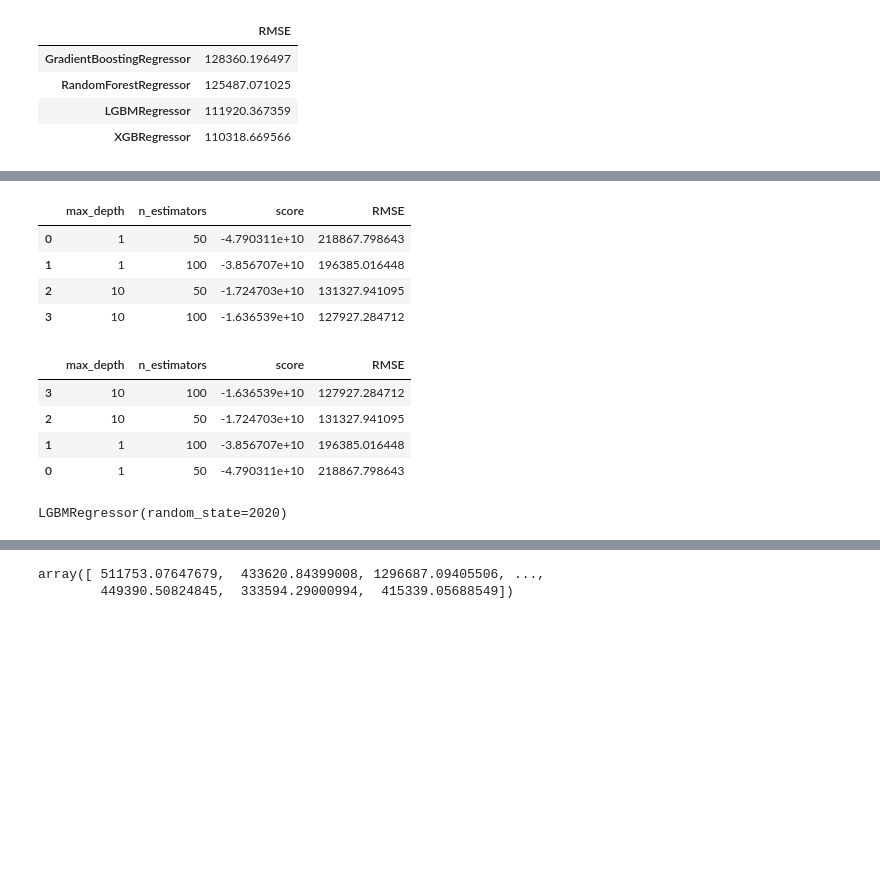
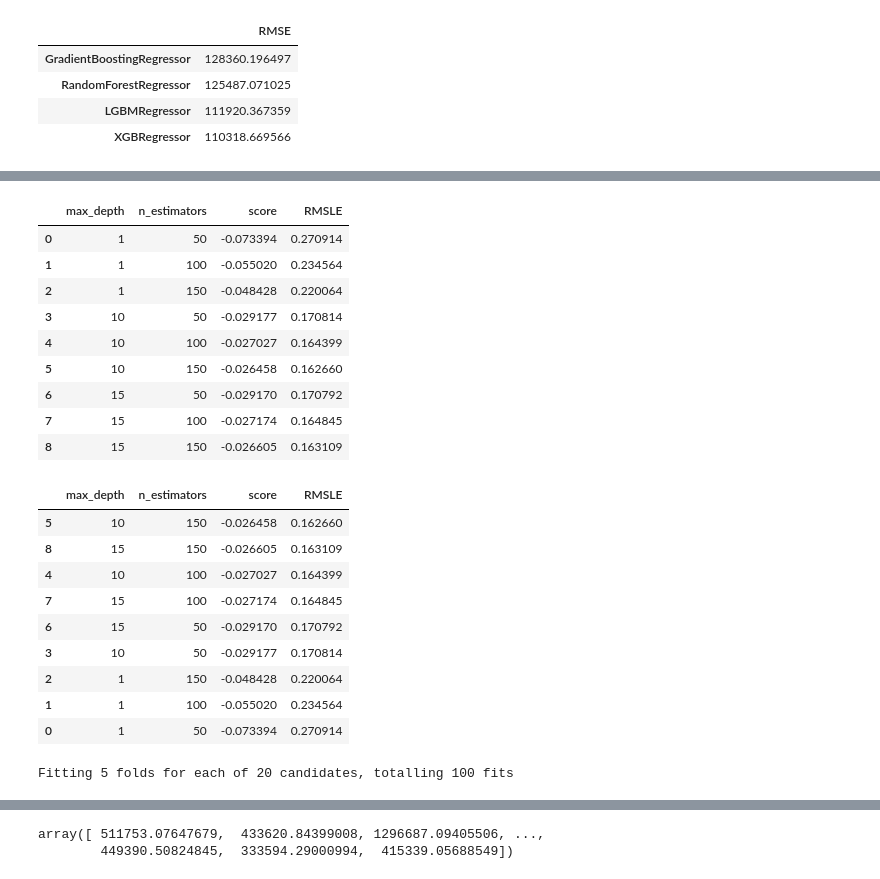
Before and after one commit to SunCreation/aiffel, a Jupyter notebook: Working/kaggle/kaggle_kakr_housing/[EX-06].ipynb, the cells around one changed output, grey strips where cells are left out. Saved outputs shown, nothing was run; the diff lists cells and outputs as text; code cells hidden in the pictures; blank space fills up the shorter version.

```diff
--- a/Working/kaggle/kaggle_kakr_housing/[EX-06].ipynb
+++ b/Working/kaggle/kaggle_kakr_housing/[EX-06].ipynb
@@ -478,10 +518,11 @@ param_grid = {
 }
-# %%
-model = LGBMRegressor(random_state=random_state)
+# %%
+
+log_y = np.log1p(y)
 # %%
 grid_model = GridSearchCV(model, param_grid=param_grid, \
                         scoring='neg_mean_squared_error', \
                         cv=5, verbose=1, n_jobs=5)
 
-grid_model.fit(train, y)
+grid_model.fit(train, log_y)
 # %% [output]
@@ -536,24 +589,34 @@ results
 # %%
-results['RMSE'] = np.sqrt(-1 * results['score'])
+results['RMSLE'] = np.sqrt(-1 * results['score'])
 results
 # %% [output]
-|  | max_depth | n_estimators | score | RMSE |
-| 0 | 1 | 50 | -4.790311e+10 | 218867.798643 |
-| 1 | 1 | 100 | -3.856707e+10 | 196385.016448 |
-| 2 | 10 | 50 | -1.724703e+10 | 131327.941095 |
-| 3 | 10 | 100 | -1.636539e+10 | 127927.284712 |
+|  | max_depth | n_estimators | score | RMSLE |
+| 0 | 1 | 50 | -0.073394 | 0.270914 |
+| 1 | 1 | 100 | -0.055020 | 0.234564 |
+| 2 | 1 | 150 | -0.048428 | 0.220064 |
+| 3 | 10 | 50 | -0.029177 | 0.170814 |
+| 4 | 10 | 100 | -0.027027 | 0.164399 |
+| 5 | 10 | 150 | -0.026458 | 0.162660 |
+| 6 | 15 | 50 | -0.029170 | 0.170792 |
+| 7 | 15 | 100 | -0.027174 | 0.164845 |
+| 8 | 15 | 150 | -0.026605 | 0.163109 |
 # %%
 # results = results.rename(columns={'RMSE': 'RMSLE'})
 # results
 
-results = results.sort_values('RMSE')
+results = results.sort_values('RMSLE')
 results
 # %% [output]
-|  | max_depth | n_estimators | score | RMSE |
-| 3 | 10 | 100 | -1.636539e+10 | 127927.284712 |
-| 2 | 10 | 50 | -1.724703e+10 | 131327.941095 |
-| 1 | 1 | 100 | -3.856707e+10 | 196385.016448 |
-| 0 | 1 | 50 | -4.790311e+10 | 218867.798643 |
+|  | max_depth | n_estimators | score | RMSLE |
+| 5 | 10 | 150 | -0.026458 | 0.162660 |
+| 8 | 15 | 150 | -0.026605 | 0.163109 |
+| 4 | 10 | 100 | -0.027027 | 0.164399 |
+| 7 | 15 | 100 | -0.027174 | 0.164845 |
+| 6 | 15 | 50 | -0.029170 | 0.170792 |
+| 3 | 10 | 50 | -0.029177 | 0.170814 |
+| 2 | 1 | 150 | -0.048428 | 0.220064 |
+| 1 | 1 | 100 | -0.055020 | 0.234564 |
+| 0 | 1 | 50 | -0.073394 | 0.270914 |
 # %%
 def my_GridSearch(model, train, y, param_grid, verbose=2, n_jobs=5):
     # GridSearchCV 모델로 초기화
@@ -576,7 +639,22 @@ def my_GridSearch(model, train, y, param_grid, verbose=2, n_jobs=5):
     results = results.sort_values('RMSLE')
 
     return results
-# %%
-model.fit(train, y)
-# %% [output]
-LGBMRegressor(random_state=2020)
+# %%
+# params = {
+#     'n_estimators':[290,300,310,320,330],
+#     'max_depth':[23,25,27]
+# }
+# params = {
+#     'n_estimators':[50,100,200,400],
+#     'max_depth':[20,30,40]
+# }
+params = {
+    'n_estimators':[200,400,500,800],
+    'max_depth':[20,30,40,50,60]
+}
+
+# results1 = my_GridSearch(lightgbm,train,log_y,params)
+results2 = my_GridSearch(rdforest,train,log_y,params)
+# results3 = my_GridSearch(gboost,train,log_y,params)
+# %% [output]
+Fitting 5 folds for each of 20 candidates, totalling 100 fits
```
Also changed, not shown: parts of 21 cells of this notebook, 2 other files.
